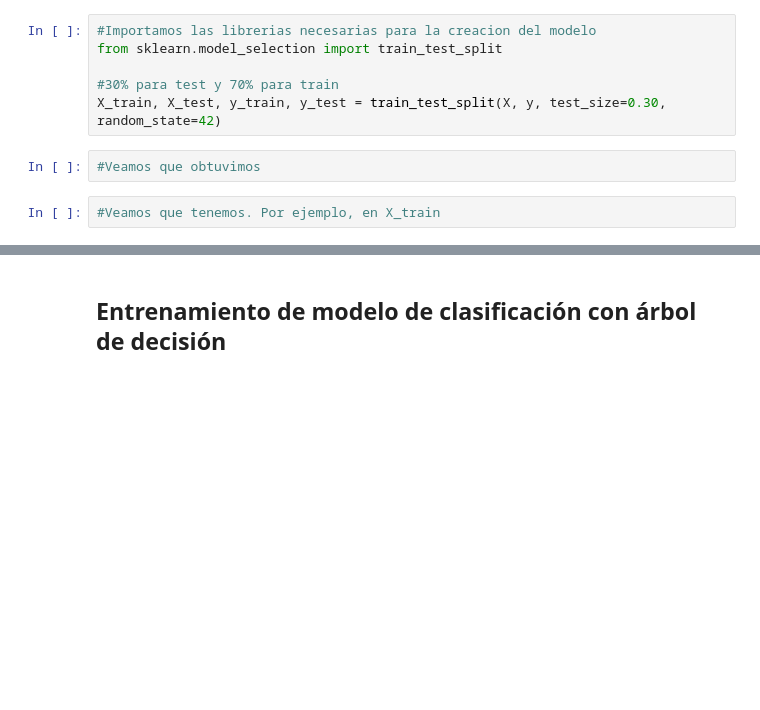
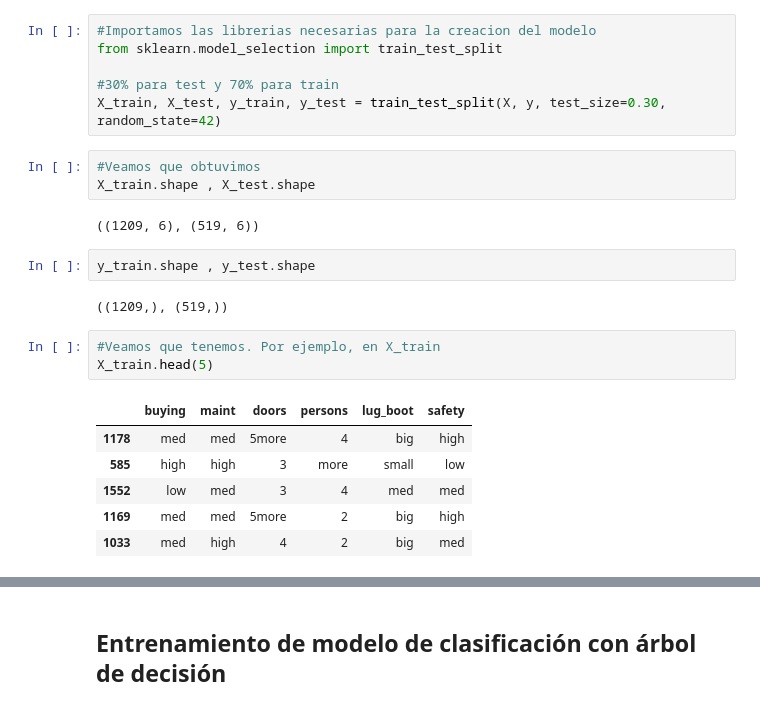
Before and after one commit to Patchwtf/MachineLearningProyects, a Jupyter notebook: DesicionTree/decision_tree_random_forest_project.ipynb, the cells around one changed output, grey strips where cells are left out. Cells and saved outputs as stored; diff of their text form; blank space fills up the shorter version.

```diff
--- a/DesicionTree/decision_tree_random_forest_project.ipynb
+++ b/DesicionTree/decision_tree_random_forest_project.ipynb
@@ -100,5 +100,20 @@ from sklearn.model_selection import train_test_split
 X_train, X_test, y_train, y_test = train_test_split(X, y, test_size=0.30, random_state=42)
 # %%
 #Veamos que obtuvimos
+X_train.shape , X_test.shape
+# %% [output]
+((1209, 6), (519, 6))
+# %%
+y_train.shape , y_test.shape
+# %% [output]
+((1209,), (519,))
 # %%
 #Veamos que tenemos. Por ejemplo, en X_train
+X_train.head(5)
+# %% [output]
+|  | buying | maint | doors | persons | lug_boot | safety |
+| 1178 | med | med | 5more | 4 | big | high |
+| 585 | high | high | 3 | more | small | low |
+| 1552 | low | med | 3 | 4 | med | med |
+| 1169 | med | med | 5more | 2 | big | high |
+| 1033 | med | high | 4 | 2 | big | med |
```
Also changed, not shown: parts of 11 cells of this notebook.
